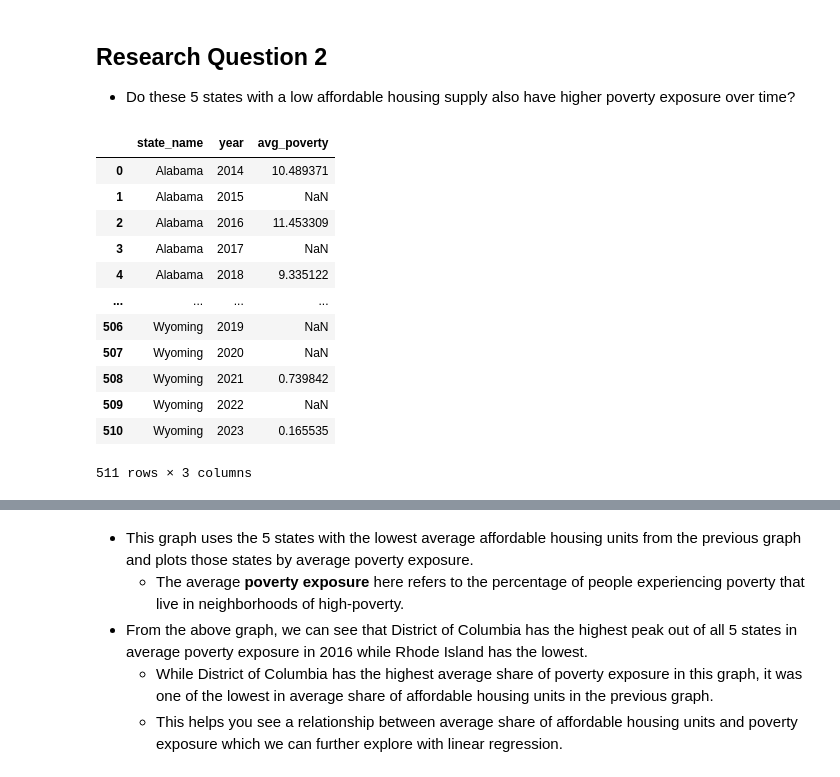
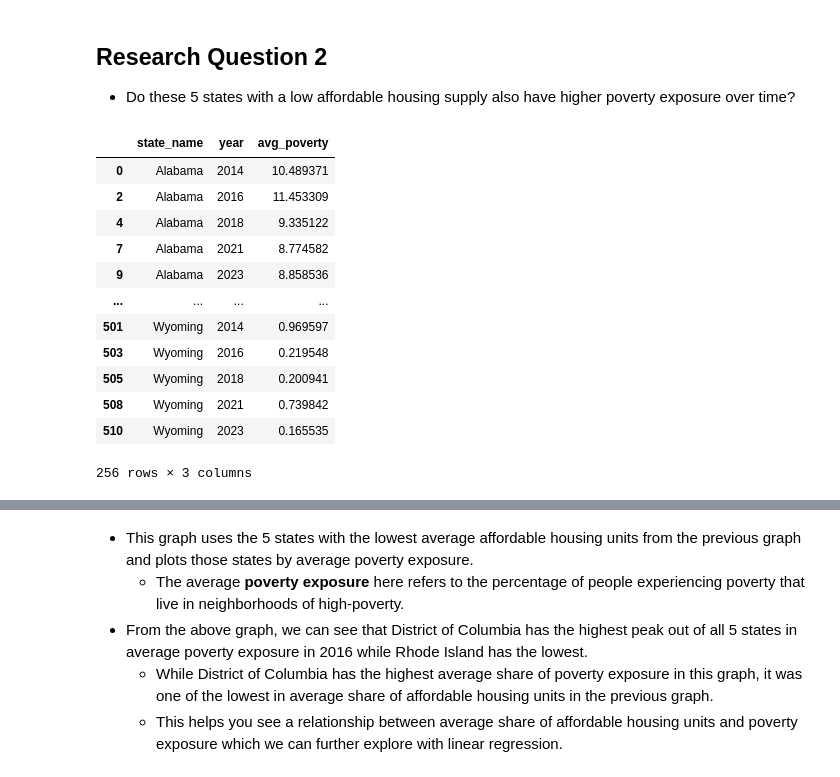
Before and after one commit to Adrian1840/MATH120_Final_Project, a Jupyter notebook: notebooks/MATH120_Final_Project.ipynb, the cells around one changed output, grey strips where cells are left out. Saved outputs shown, nothing was run; the diff lists cells and outputs as text; code cells hidden in the pictures.

```diff
--- a/notebooks/MATH120_Final_Project.ipynb
+++ b/notebooks/MATH120_Final_Project.ipynb
@@ -123,22 +123,25 @@ fig.show()
 # %%
 #Avg poverty share (pct) of ppl experiencing poverty who live in high-poverty neighborhoods
 poverty_st_yr = county.groupby(["state_name","year"], as_index=False).agg(avg_poverty= ("share_poverty_exposure","mean")) #adds pop col with mean of pop
 poverty_st_yr["avg_poverty"] = poverty_st_yr["avg_poverty"] * 100 #converts these proportions to percentages 0<avg_poverty<100 instead of 0<...<1
+
+#Dropping NA values
+poverty_st_yr = poverty_st_yr.dropna()
 poverty_st_yr
 # %% [output]
 |  | state_name | year | avg_poverty |
 | 0 | Alabama | 2014 | 10.489371 |
-| 1 | Alabama | 2015 | NaN |
 | 2 | Alabama | 2016 | 11.453309 |
-| 3 | Alabama | 2017 | NaN |
 | 4 | Alabama | 2018 | 9.335122 |
+| 7 | Alabama | 2021 | 8.774582 |
+| 9 | Alabama | 2023 | 8.858536 |
 | ... | ... | ... | ... |
-| 506 | Wyoming | 2019 | NaN |
-| 507 | Wyoming | 2020 | NaN |
+| 501 | Wyoming | 2014 | 0.969597 |
+| 503 | Wyoming | 2016 | 0.219548 |
+| 505 | Wyoming | 2018 | 0.200941 |
 | 508 | Wyoming | 2021 | 0.739842 |
-| 509 | Wyoming | 2022 | NaN |
 | 510 | Wyoming | 2023 | 0.165535 |
-511 rows × 3 columns
+256 rows × 3 columns
 # %%
 #Using lowest 5 states from prev graph, get subset of poverty exposure d.f.
 avg_low2 = poverty_st_yr[poverty_st_yr["state_name"].isin(lowest_5_hous)].sort_values(["state_name", "year"]) #Gets subset of poverty_st_yr d.f. but only selects the states in the top_5
```
Also changed, not shown: parts of 3 cells of this notebook.
